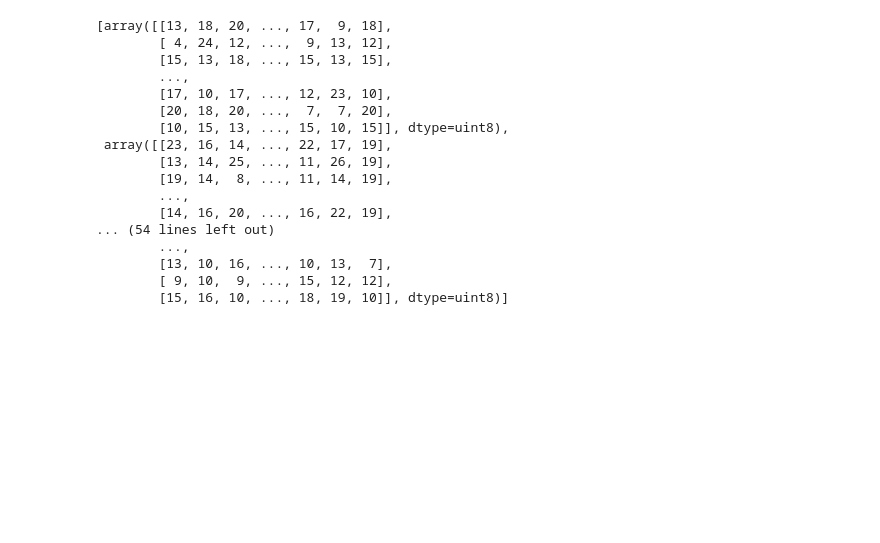
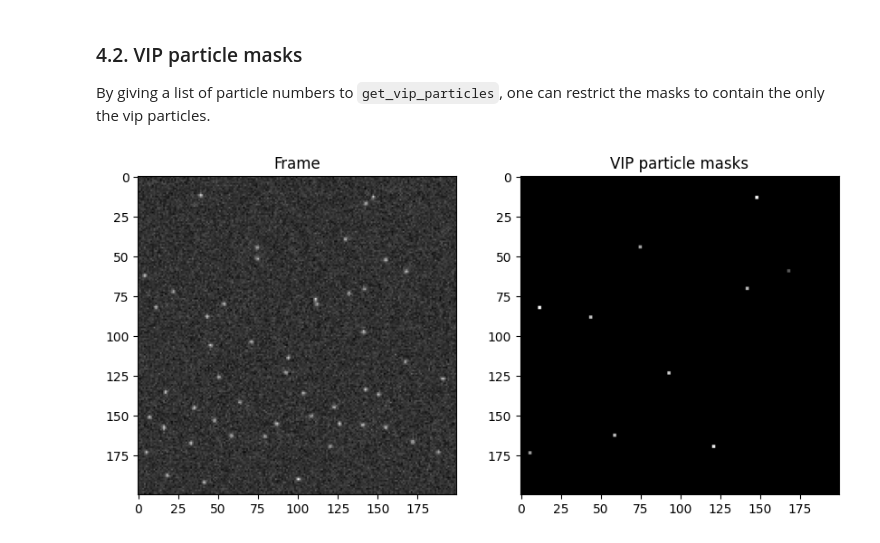
Before and after one commit to AnDiChallenge/andi_datasets, a Jupyter notebook: source_nbs/tutorials/creating_videos_phenom.ipynb, the cells around one changed output. Cells and saved outputs as stored; diff of their text form; code cells hidden in the pictures; blank space fills up the shorter version.

```diff
--- a/source_nbs/tutorials/creating_videos_phenom.ipynb
+++ b/source_nbs/tutorials/creating_videos_phenom.ipynb
@@ -179,20 +147,0 @@ def convert_uint8(vid):
-# %%
-video_frames_uint8
-# %% [output]
-[array([[13, 18, 20, ..., 17,  9, 18],
-        [ 4, 24, 12, ...,  9, 13, 12],
-        [15, 13, 18, ..., 15, 13, 15],
-        ...,
-        [17, 10, 17, ..., 12, 23, 10],
-        [20, 18, 20, ...,  7,  7, 20],
-        [10, 15, 13, ..., 15, 10, 15]], dtype=uint8),
- array([[23, 16, 14, ..., 22, 17, 19],
-        [13, 14, 25, ..., 11, 26, 19],
-        [19, 14,  8, ..., 11, 14, 19],
-        ...,
-        [14, 16, 20, ..., 16, 22, 19],
-... (54 lines left out)
-        ...,
-        [13, 10, 16, ..., 10, 13,  7],
-        [ 9, 10,  9, ..., 15, 12, 12],
-        [15, 16, 10, ..., 18, 19, 10]], dtype=uint8)]
@@ -204,0 +148,22 @@ imageio.mimwrite(save_path, video_frames_uint8)
+# %% [markdown]
+### 4.2. VIP particle masks
+By giving a list of particle numbers to `get_vip_particles`, one can restrict the masks to contain the only the vip particles.
+# %%
+vip_particles = random.sample(range(10, 50), 10)
+video, masks = transform_to_video(
+    trajs,
+    optics_props= {
+        "output_region": [0, 0, 200, 200]
+    },
+    get_vip_particles=vip_particles,
+    with_masks=True
+)
+# %%
+fig, (ax0, ax1) = plt.subplots(ncols=2, figsize=(10, 5))
+ax0.imshow(video[0], cmap="gray")
+ax0.set_title("Frame")
+ax1.imshow(masks[0], cmap="gray")
+ax1.set_title("VIP particle masks")
+plt.show()
+# %% [output]
+[figure, added]
```
Also changed, not shown: parts of 57 cells of this notebook.
